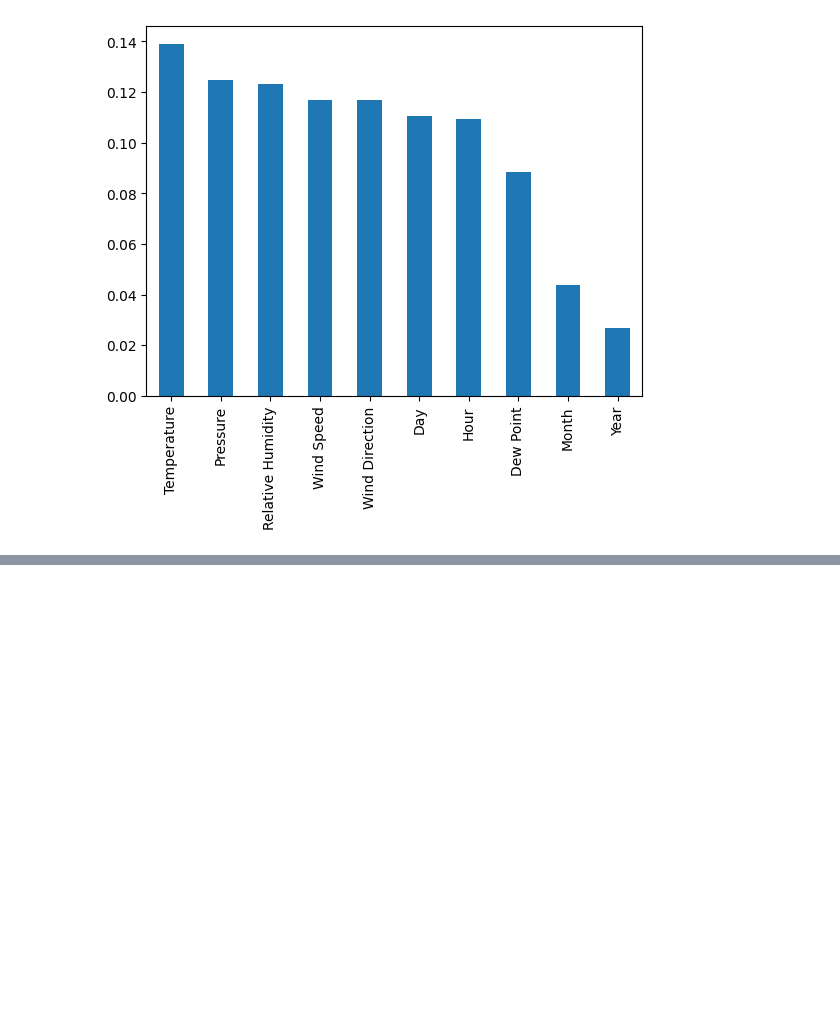
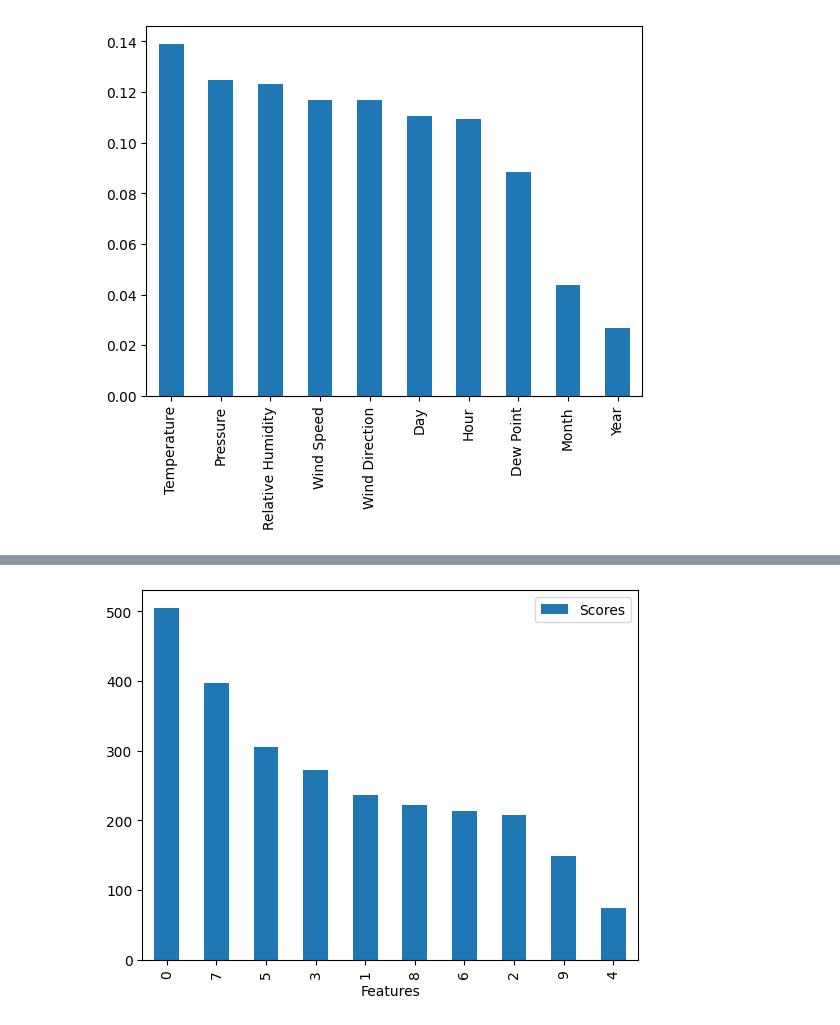
Before and after one commit to Anurag180203/jupyter_notebooks, a Jupyter notebook: Machine Learning/Feature Selection/selection1.ipynb, the cells around one changed output, grey strips where cells are left out. Saved outputs shown, nothing was run; the diff lists cells and outputs as text; code cells hidden in the pictures; blank space fills up the shorter version.

Commit message:
SelectKBest method

```diff
--- a/Machine Learning/Feature Selection/selection1.ipynb
+++ b/Machine Learning/Feature Selection/selection1.ipynb
@@ -157,0 +160,11 @@ plt.show()
+# %%
+from sklearn.feature_selection import SelectKBest
+from sklearn.feature_selection import chi2
+
+bestfeatures = SelectKBest(score_func=chi2, k=10).fit(x,y)
+
+scores = pd.DataFrame(bestfeatures.scores_)
+columns = pd.DataFrame(x.columns)
+feature_score = pd.concat([columns,scores],axis=1)
+feature_score.columns = ['Features','Scores']
+feature_score
@@ -157,0 +183,5 @@ plt.show()
+# %%
+feature_score.nlargest(10,'Scores').plot(kind='bar').set_xlabel('Features')
+plt.show()
+# %% [output]
+[figure, added]
```
Also changed, not shown: parts of 2 cells of this notebook.
